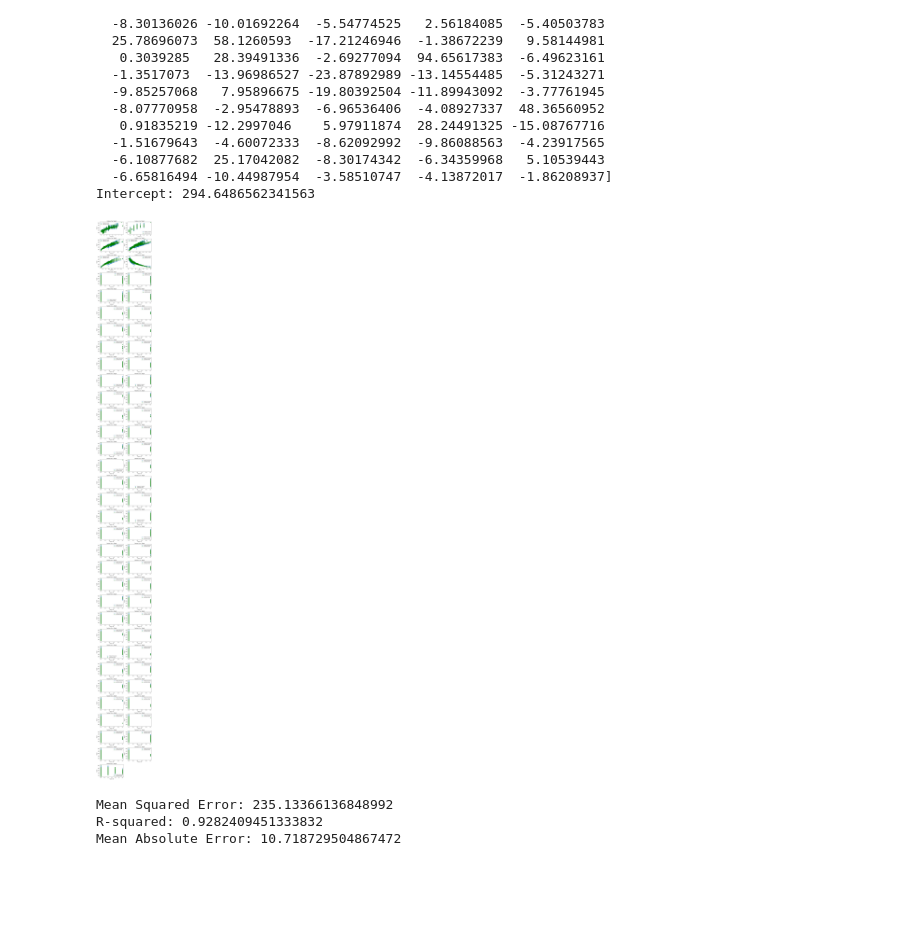
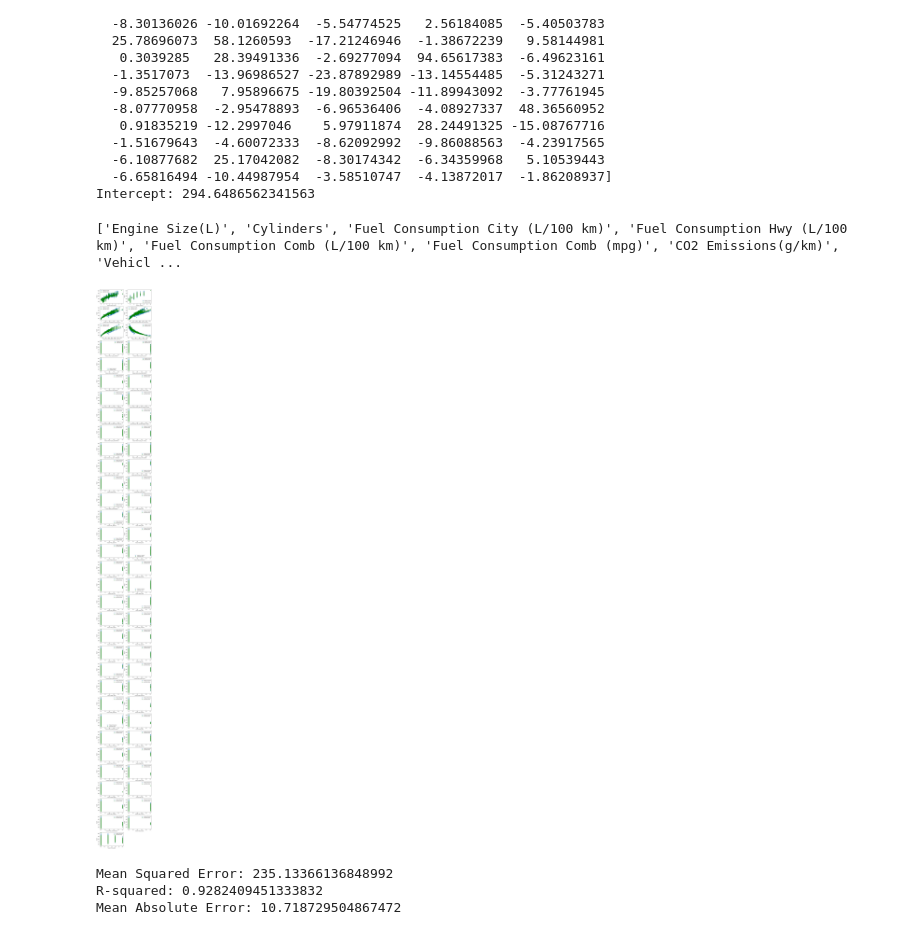
Before and after one commit to Hoseinrajabi1997/co2-emission, a Jupyter notebook: regression-co2-prediction.ipynb, the cells around one changed output. Drawn from its saved outputs; the diff is of its cells as text; code cells hidden in the pictures; blank space fills up the shorter version.

```diff
--- a/regression-co2-prediction.ipynb
+++ b/regression-co2-prediction.ipynb
@@ -272,38 +272,42 @@ Coefficient: [ 11.59348719   3.74783778   1.9493927    2.66587814  -3.3898391
   -6.10877682  25.17042082  -8.30174342  -6.34359968   5.10539443
   -6.65816494 -10.44987954  -3.58510747  -4.13872017  -1.86208937]
 Intercept: 294.6486562341563
+# %%
+print(list(df.columns.values))
+# %% [output]
+['Engine Size(L)', 'Cylinders', 'Fuel Consumption City (L/100 km)', 'Fuel Consumption Hwy (L/100 km)', 'Fuel Consumption Comb (L/100 km)', 'Fuel Consumption Comb (mpg)', 'CO2 Emissions(g/km)', 'Vehicl ...
 # %%
 
 import matplotlib.pyplot as plt
 import numpy as np
 
-# Assuming model, x_train, and y_train are defined previously
+
 y_train_pred = model.predict(x_train)
 
-# Calculate number of subplots needed (one per feature)
+
 n_features = len(model.coef_)
-n_rows = int(np.ceil(n_features / 2))  # Adjust the layout based on your preference
+n_rows = int(np.ceil(n_features / 2))
 
-plt.figure(figsize=(10, n_rows * 3))  # Adjust figure size as needed
-
+plt.figure(figsize=(10, n_rows * 3))
+cols = list(df.columns.values)
+cols.remove('CO2 Emissions(g/km)')
 for i in range(n_features):
-    plt.subplot(n_rows, 2, i + 1)  # Define subplot position
+    plt.subplot(n_rows, 2, i + 1)
     plt.scatter(x_train.iloc[:, i], y_train, label=f'Feature {i} actual')
 
-    # Sort values for line plot
+
     sorted_zip = sorted(zip(x_train.iloc[:, i], y_train_pred))
     x, y_pred = zip(*sorted_zip)
 
-    plt.scatter(list(x),y_pred, color='green', label='predicted value')  # Plot fitted line
-    plt.title(f'Feature {i} vs. Target')
-    plt.xlabel(f'Feature {i}')
+    plt.scatter(list(x),y_pred, color='green', label='predicted value')
+    plt.xlabel(f'Feature {cols[i]}')
     plt.ylabel('Target')
     plt.legend()
 
 plt.tight_layout()
 plt.show()
 # %% [output]
-[figure, old version]
+[figure, new version]
 # %%
 model = Lasso(alpha=0.01)
 model.fit(x_train, y_train)
```
